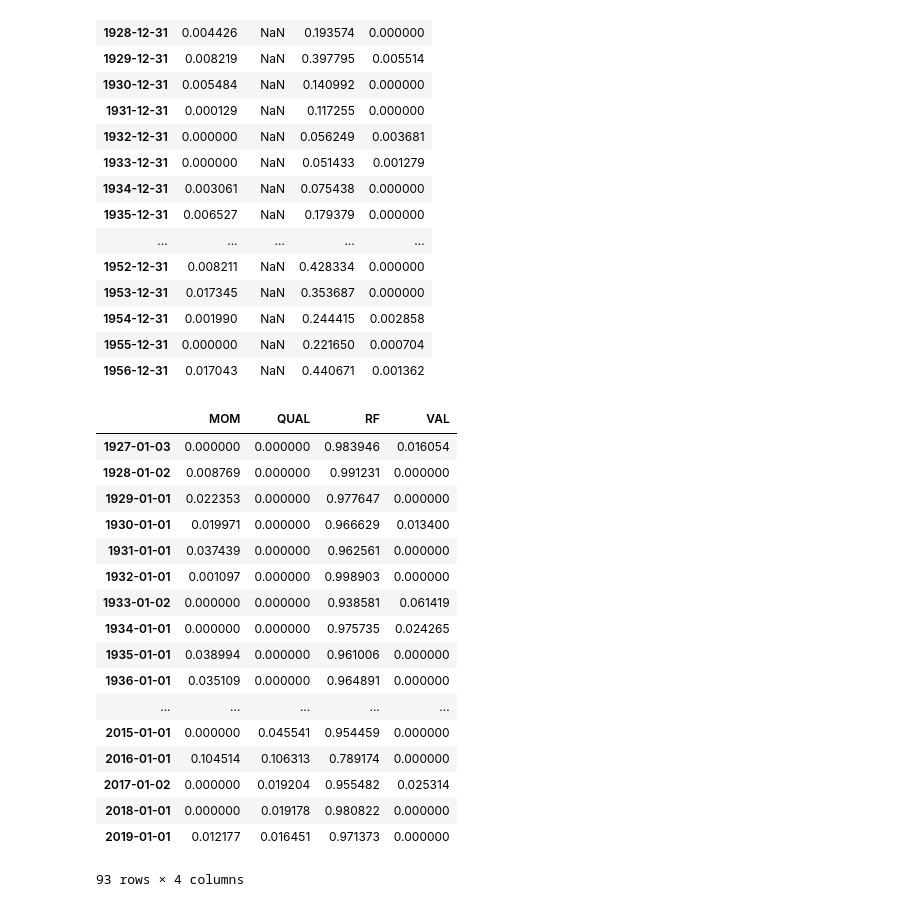
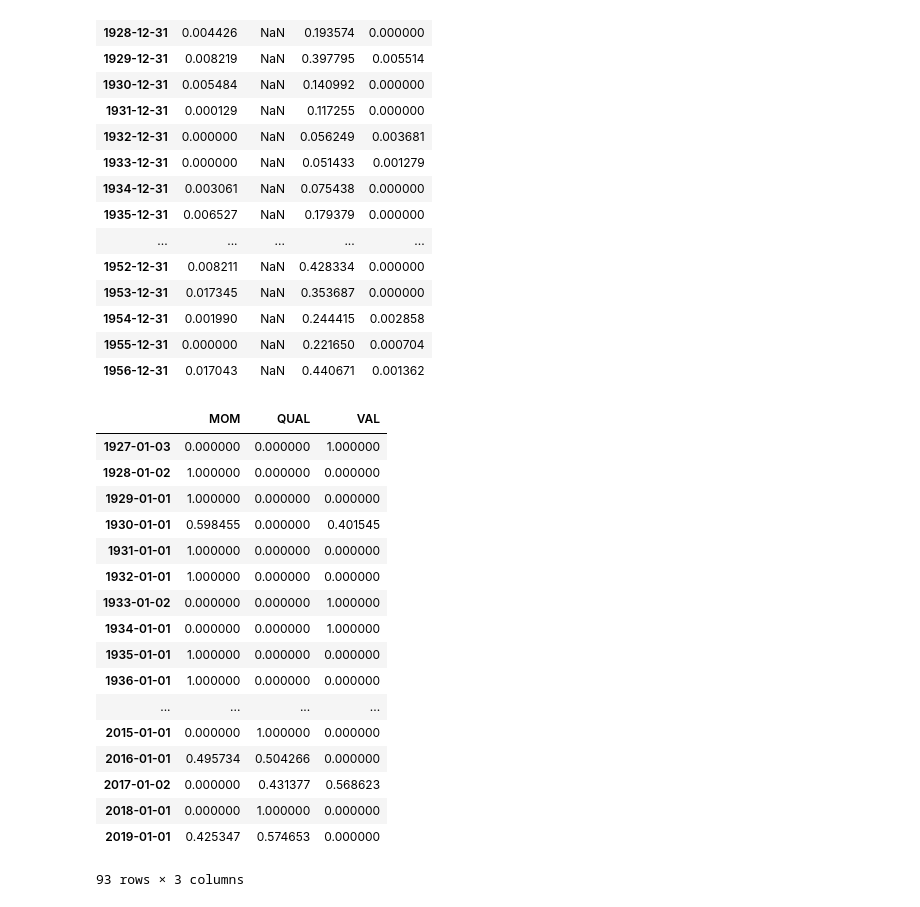
Before and after one commit to amritprasad/MFE_DAM, a Jupyter notebook: DAM Project.ipynb, the cells around one changed output. Saved outputs shown, nothing was run; the diff lists cells and outputs as text; code cells hidden in the pictures.

```diff
--- a/DAM Project.ipynb
+++ b/DAM Project.ipynb
@@ -46,34 +46,16 @@ ir_mkt_year.loc[ir_mkt_year.isnull().any(axis=1)]
 | 1954-12-31 | 0.001990 | NaN | 0.244415 | 0.002858 |
 | 1955-12-31 | 0.000000 | NaN | 0.221650 | 0.000704 |
 | 1956-12-31 | 0.017043 | NaN | 0.440671 | 0.001362 |
-# %%
-day_lag = 1
 # %%
-weights = pd.DataFrame(columns = ir_mkt_year.columns, index = ir_mkt_year.index)
-tmp_Sum = ir_mkt_year.sum(axis=1)
-for col in weights.columns:
-    weights[col] = ir_mkt_year[col]/tmp_Sum
-weights.fillna(0, inplace=True)
-weights.index = weights.index + BDay(day_lag)
+def convertIR2Weights(ir_df, day_lag = 0):
+    # omit Rf bond because its w is too small
+    df = ir_df.drop(columns=['RF'], inplace=False)
+
+    weights = pd.DataFrame(columns = df.columns, index = df.index)
+    tmp_Sum = df.sum(axis=1)
+    for col in weights.columns:
+        weights[col] = df[col]/tmp_Sum
+    weights.fillna(0, inplace=True)
+    weights.index = weights.index + BDay(day_lag)
+    return weights
-# %%
-weights
-# %% [output]
-|  | MOM | QUAL | RF | VAL |
-| 1927-01-03 | 0.000000 | 0.000000 | 0.983946 | 0.016054 |
-| 1928-01-02 | 0.008769 | 0.000000 | 0.991231 | 0.000000 |
-| 1929-01-01 | 0.022353 | 0.000000 | 0.977647 | 0.000000 |
-| 1930-01-01 | 0.019971 | 0.000000 | 0.966629 | 0.013400 |
-| 1931-01-01 | 0.037439 | 0.000000 | 0.962561 | 0.000000 |
-| 1932-01-01 | 0.001097 | 0.000000 | 0.998903 | 0.000000 |
-| 1933-01-02 | 0.000000 | 0.000000 | 0.938581 | 0.061419 |
-| 1934-01-01 | 0.000000 | 0.000000 | 0.975735 | 0.024265 |
-| 1935-01-01 | 0.038994 | 0.000000 | 0.961006 | 0.000000 |
-| 1936-01-01 | 0.035109 | 0.000000 | 0.964891 | 0.000000 |
-| ... | ... | ... | ... | ... |
-| 2015-01-01 | 0.000000 | 0.045541 | 0.954459 | 0.000000 |
-| 2016-01-01 | 0.104514 | 0.106313 | 0.789174 | 0.000000 |
-| 2017-01-02 | 0.000000 | 0.019204 | 0.955482 | 0.025314 |
-| 2018-01-01 | 0.000000 | 0.019178 | 0.980822 | 0.000000 |
-| 2019-01-01 | 0.012177 | 0.016451 | 0.971373 | 0.000000 |
-93 rows × 4 columns
 # %%
@@ -89 +71,24 @@ trade_cost = pd.Series([50e-4]*4, index=weights.columns)
+# %%
+weights = convertIR2Weights(ir_mkt_year, day_lag = 1)
+weights_daily = weights2Daily(weights, us_df.index)
+weights
+# %% [output]
+|  | MOM | QUAL | VAL |
+| 1927-01-03 | 0.000000 | 0.000000 | 1.000000 |
+| 1928-01-02 | 1.000000 | 0.000000 | 0.000000 |
+| 1929-01-01 | 1.000000 | 0.000000 | 0.000000 |
+| 1930-01-01 | 0.598455 | 0.000000 | 0.401545 |
+| 1931-01-01 | 1.000000 | 0.000000 | 0.000000 |
+| 1932-01-01 | 1.000000 | 0.000000 | 0.000000 |
+| 1933-01-02 | 0.000000 | 0.000000 | 1.000000 |
+| 1934-01-01 | 0.000000 | 0.000000 | 1.000000 |
+| 1935-01-01 | 1.000000 | 0.000000 | 0.000000 |
+| 1936-01-01 | 1.000000 | 0.000000 | 0.000000 |
+| ... | ... | ... | ... |
+| 2015-01-01 | 0.000000 | 1.000000 | 0.000000 |
+| 2016-01-01 | 0.495734 | 0.504266 | 0.000000 |
+| 2017-01-02 | 0.000000 | 0.431377 | 0.568623 |
+| 2018-01-01 | 0.000000 | 1.000000 | 0.000000 |
+| 2019-01-01 | 0.425347 | 0.574653 | 0.000000 |
+93 rows × 3 columns
 # %%
```
Also changed, not shown: parts of 6 cells of this notebook.
